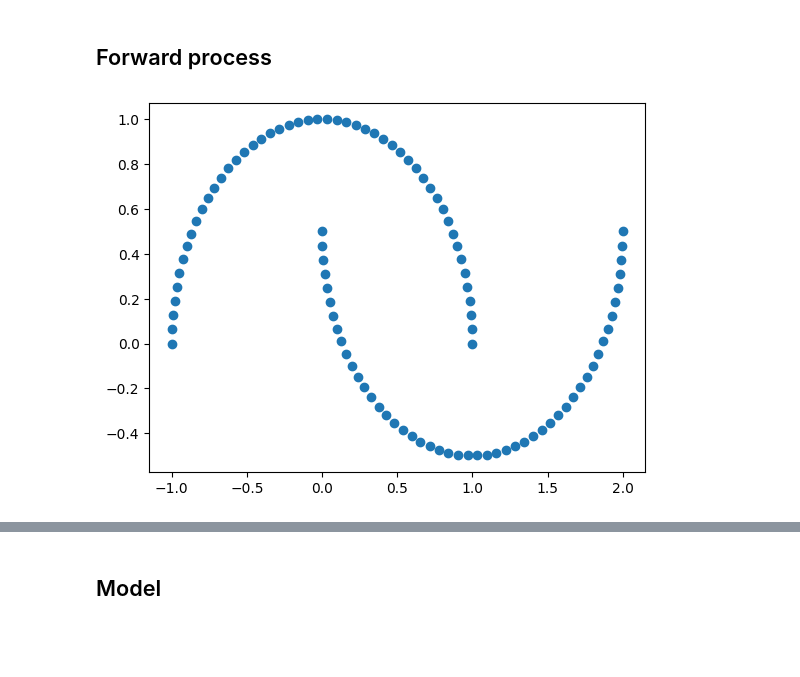
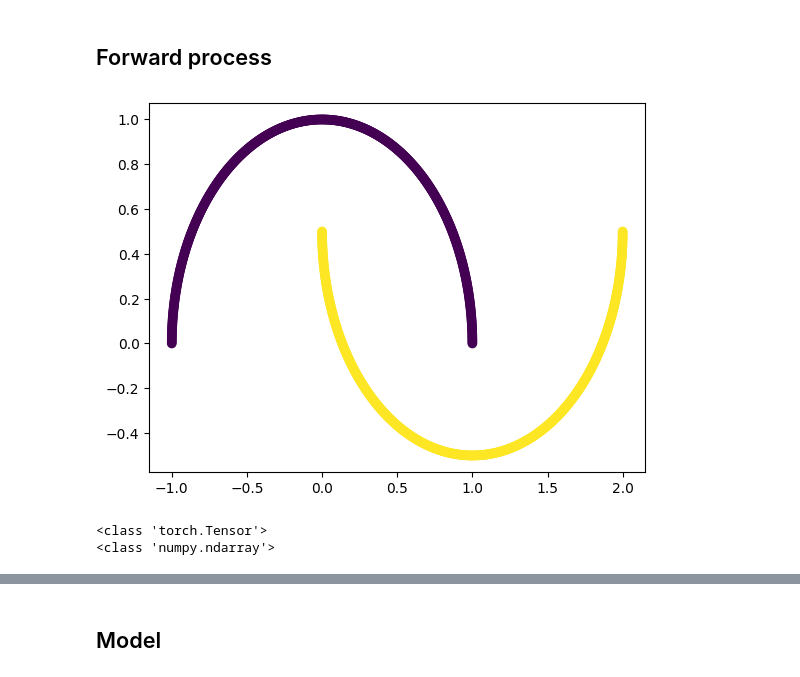
Before and after one commit to jaeohshin/diffusion-model-from-scratch, a Jupyter notebook: DDPM_Scratch.ipynb, the cells around one changed output, grey strips where cells are left out. Drawn from its saved outputs; the diff is of its cells as text; code cells hidden in the pictures; blank space fills up the shorter version.

```diff
--- a/DDPM_Scratch.ipynb
+++ b/DDPM_Scratch.ipynb
@@ -7,8 +7,8 @@ import numpy as np
 import matplotlib.pyplot as plt
 from tqdm import tqdm
 # %%
-n_samples = 100
-n_step = 500
+n_samples = 1000
+n_step = 1000
 n_dim = 2
 device = 'cuda:0'
 # %% [markdown]
@@ -16,11 +16,17 @@ device = 'cuda:0'
 # %%
 from sklearn.datasets import make_moons
 x0, y = make_moons(n_samples)
 x0 = torch.from_numpy(x0)
-plt.scatter(x0[:,0], x0[:,1]) ## x and y coordinate of x0,
+plt.scatter(x0[:,0], x0[:,1], c=y) ## x and y coordinate of x0,
 plt.show()
 # %% [output]
-[figure, old version]
+[figure, new version]
+# %%
+print(type(x0))
+print(type(y))
+# %% [output]
+<class 'torch.Tensor'>
+<class 'numpy.ndarray'>
 # %%
 beta_start = 0.0001
 beta_end = 0.001
```
Also changed, not shown: parts of 2 cells of this notebook.
